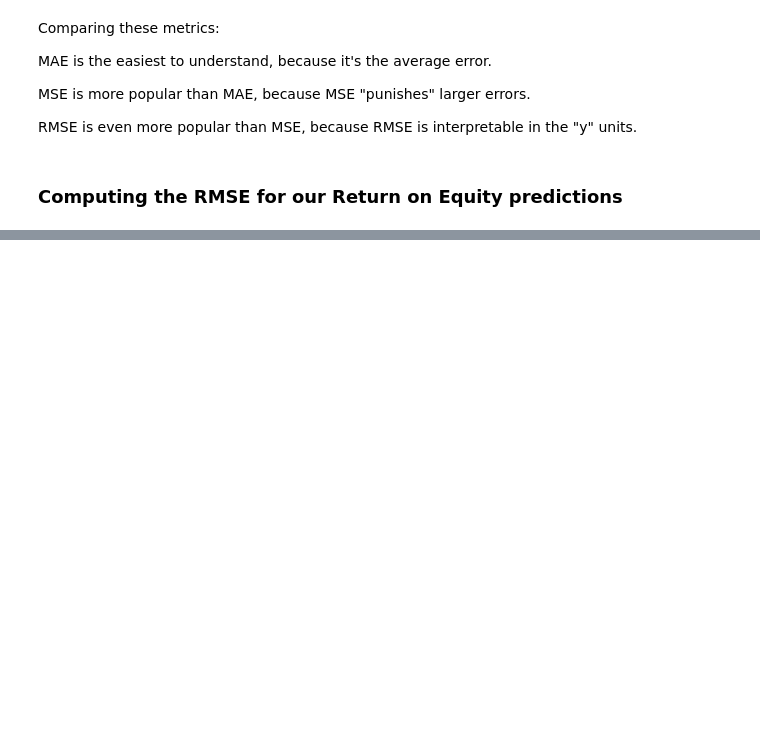
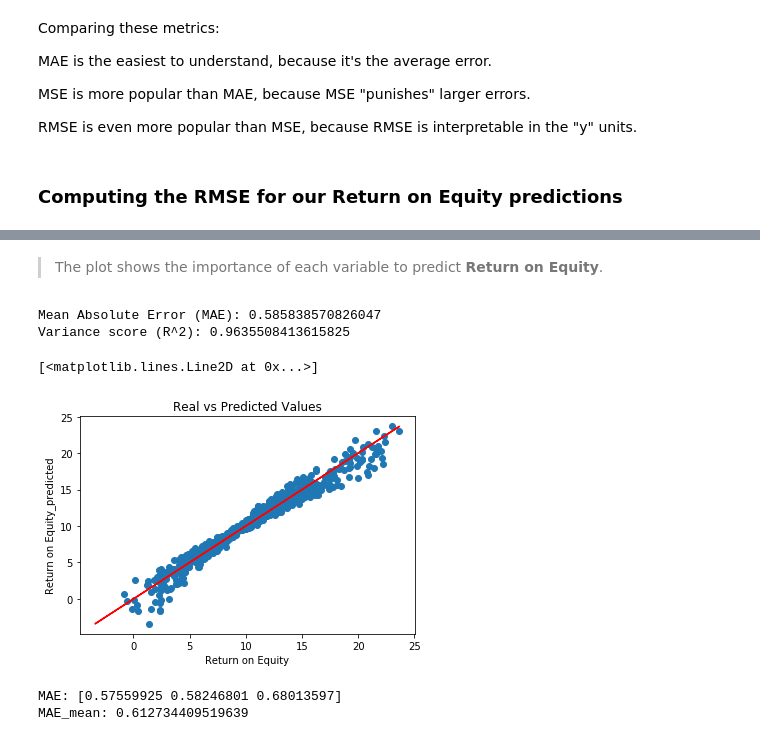
Before and after one commit to victorbizpetrol/ds-project, a Jupyter notebook: predictive_model_1_.ipynb, the cells around one changed output, grey strips where cells are left out. Saved outputs shown, nothing was run; the diff lists cells and outputs as text; code cells hidden in the pictures; blank space fills up the shorter version.

```diff
--- a/predictive_model_1_.ipynb
+++ b/predictive_model_1_.ipynb
@@ -266,0 +294,36 @@ print(np.sqrt(metrics.mean_squared_error(y_test, y_pred)))
+# %% [markdown]
+> The plot shows the importance of each variable to predict **Return on Equity**.
+# %%
+from sklearn.metrics import mean_absolute_error, r2_score
+
+y_pred
+
+print('Mean Absolute Error (MAE): {}'.format(mean_absolute_error(true, pred)))
+print('Variance score (R^2): {}'.format(r2_score(y_test, y_pred)))
+
+plt.title('Real vs Predicted Values')
+plt.xlabel('Return on Equity')
+plt.ylabel('Return on Equity_predicted')
+
+plt.scatter(y_test, y_pred)
+plt.plot(y_pred, y_pred, color='red')
+# %% [output]
+Mean Absolute Error (MAE): 0.585838570826047
+Variance score (R^2): 0.9635508413615825
+[<matplotlib.lines.Line2D at 0x...>]
+[figure, added]
+# %%
+"""
+from sklearn.model_selection import cross_val_score, KFold
+
+n_folds = 10
+kf = KFold(shuffle=True)
+
+scores = cross_val_score(linreg, X_test, y_test, scoring="neg_mean_absolute_error", cv=kf)
+
+print('MAE: {}'.format(-scores))
+print('MAE_mean: {}'.format(-scores.mean()))
+"""
+# %% [output]
+MAE: [0.57559925 0.58246801 0.68013597]
+MAE_mean: 0.612734409519639
```
Also changed, not shown: parts of 10 cells of this notebook, 3 other files.
